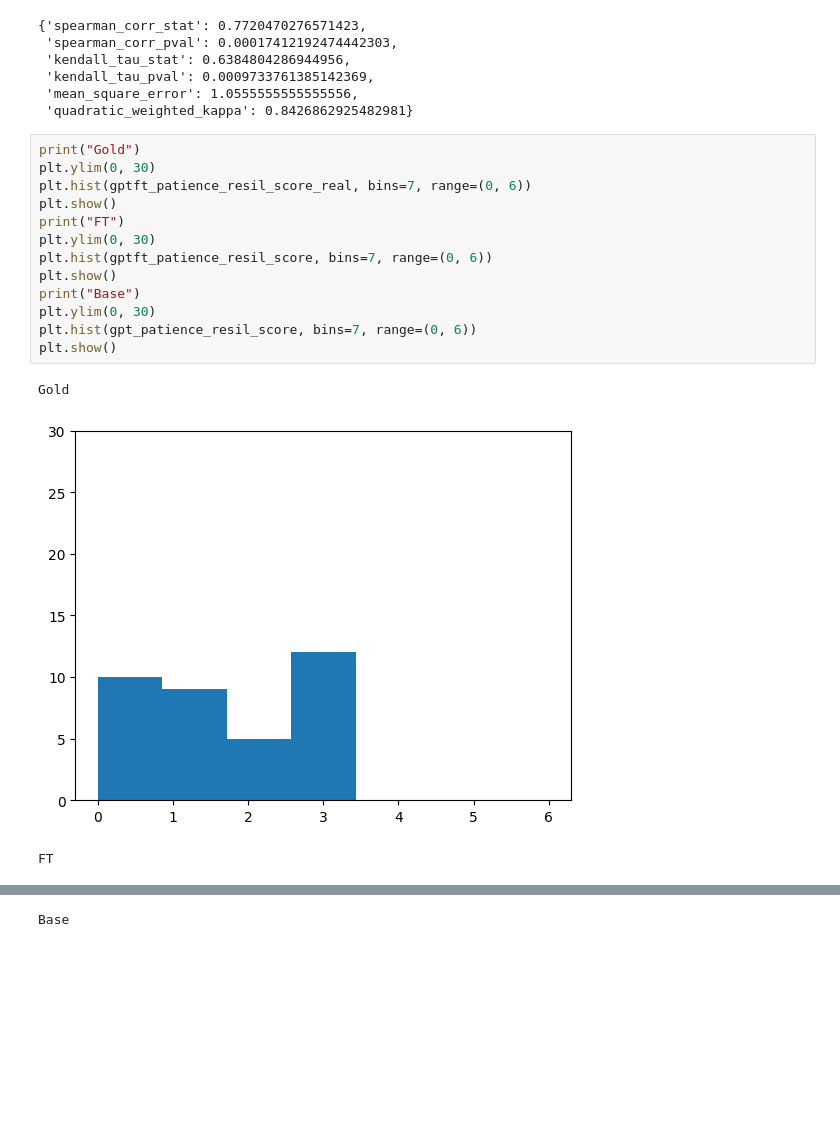
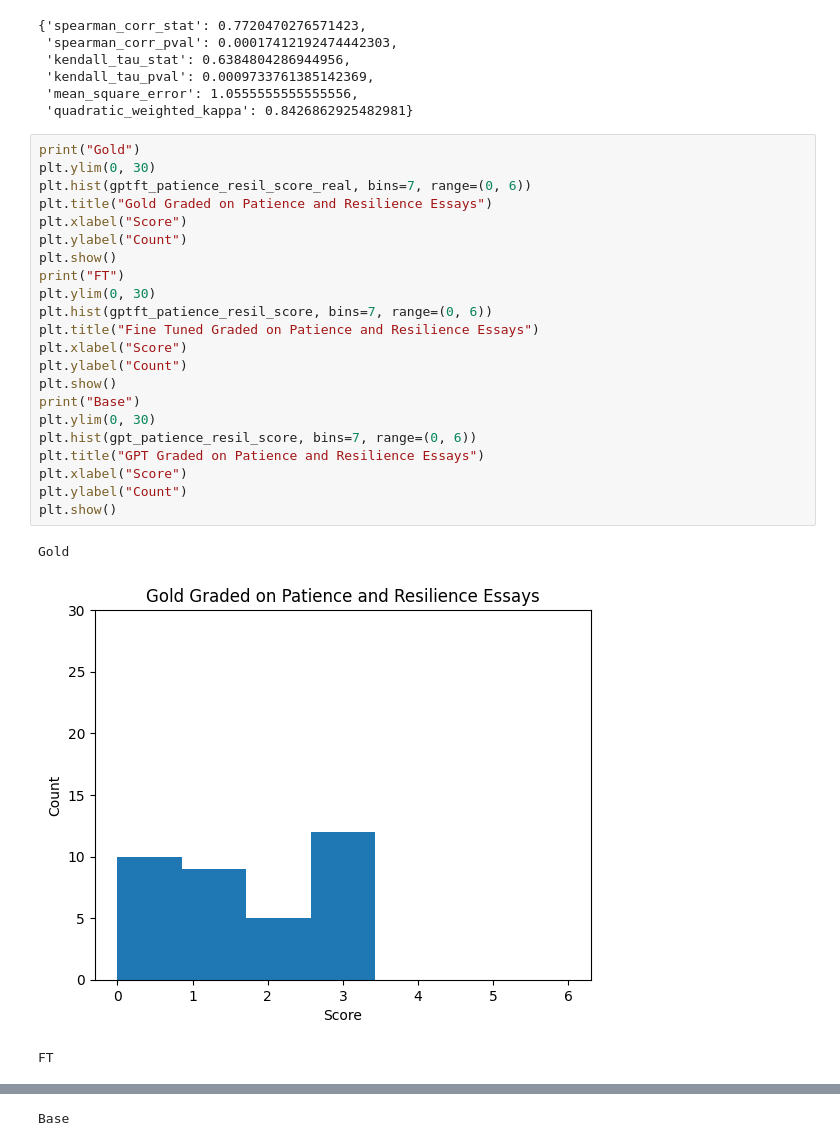
Before and after one commit to siddharthnandy/cs263-project, a Jupyter notebook: eval/eval.ipynb, the cells around one changed output, grey strips where cells are left out. Saved outputs shown, nothing was run; the diff lists cells and outputs as text; blank space fills up the shorter version.

Commit message:
added fine tuning messages and labels for graphs

```diff
--- a/eval/eval.ipynb
+++ b/eval/eval.ipynb
@@ -88,17 +88,26 @@ get_stats(gpt_laughter_score, gpt_laughter_score_real)
 # %%
 print("Gold")
 plt.ylim(0, 30)
 plt.hist(gptft_patience_resil_score_real, bins=7, range=(0, 6))
+plt.title("Gold Graded on Patience and Resilience Essays")
+plt.xlabel("Score")
+plt.ylabel("Count")
 plt.show()
 print("FT")
 plt.ylim(0, 30)
 plt.hist(gptft_patience_resil_score, bins=7, range=(0, 6))
+plt.title("Fine Tuned Graded on Patience and Resilience Essays")
+plt.xlabel("Score")
+plt.ylabel("Count")
 plt.show()
 print("Base")
 plt.ylim(0, 30)
 plt.hist(gpt_patience_resil_score, bins=7, range=(0, 6))
+plt.title("GPT Graded on Patience and Resilience Essays")
+plt.xlabel("Score")
+plt.ylabel("Count")
 plt.show()
 # %% [output]
 Gold
-[figure, old version]
+[figure, new version]
 FT
```
Also changed, not shown: parts of 3 cells of this notebook, 1 other file.
